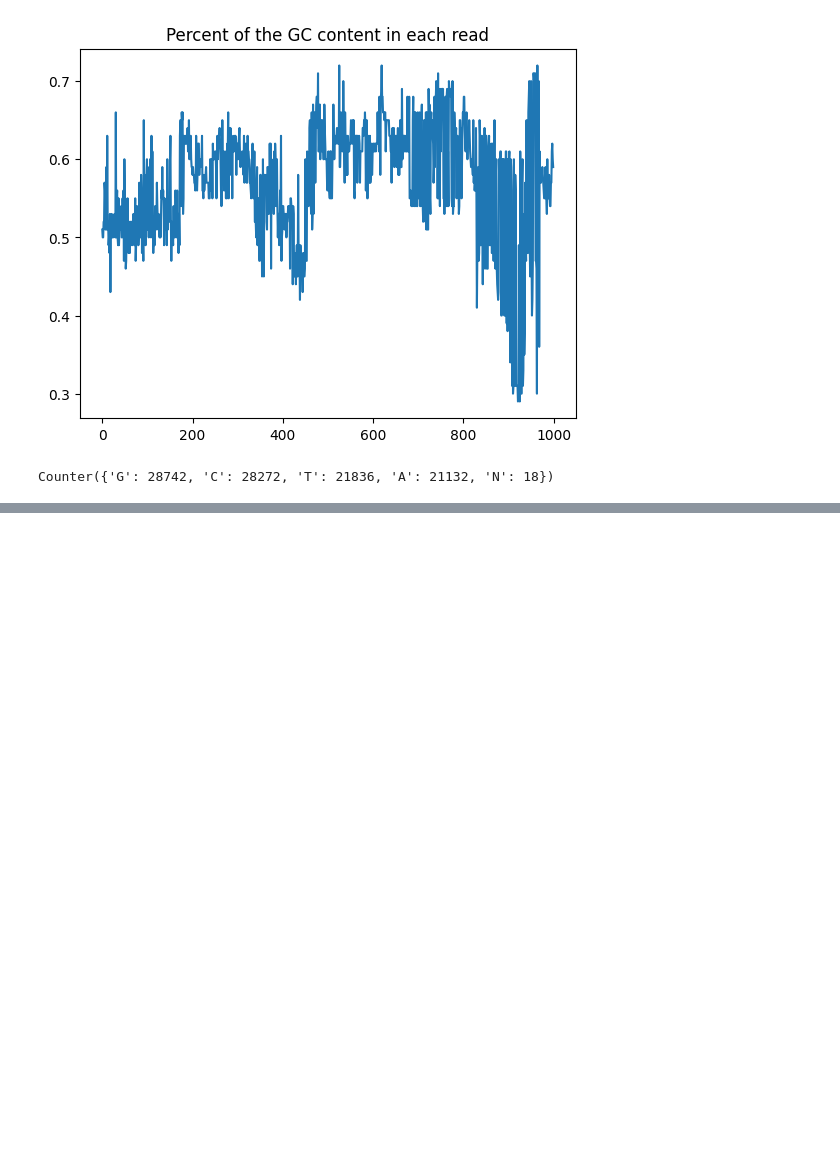
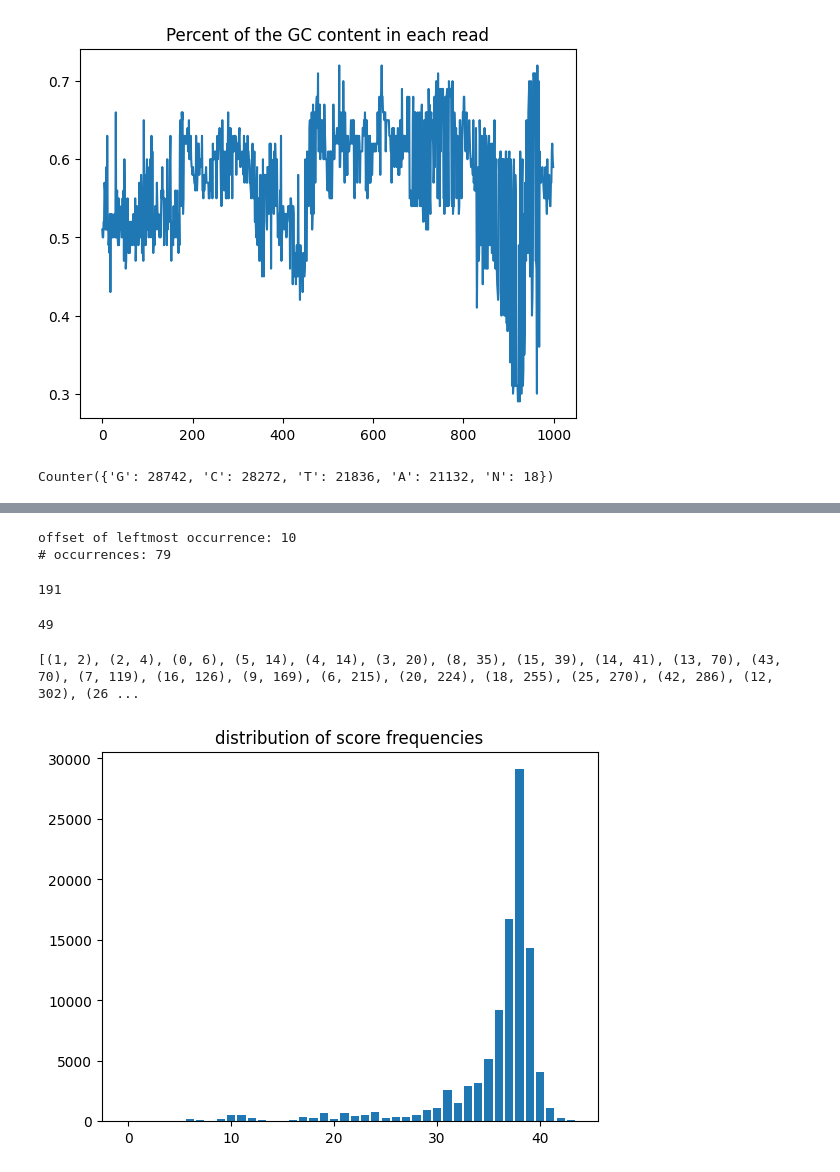
Before and after one commit to ZulfiiaDitto/bioinformatics, a Jupyter notebook: Analysis/Algorithms_for_genomic_seq/practice.ipynb, the cells around one changed output, grey strips where cells are left out. Drawn from its saved outputs; the diff is of its cells as text; code cells hidden in the pictures; blank space fills up the shorter version.

```diff
--- a/Analysis/Algorithms_for_genomic_seq/practice.ipynb
+++ b/Analysis/Algorithms_for_genomic_seq/practice.ipynb
@@ -178,0 +458,33 @@ Counter({'G': 28742, 'C': 28272, 'T': 21836, 'A': 21132, 'N': 18})
+# %%
+occurrences = naive_2mm('GATTACA', phix_genome)
+print('offset of leftmost occurrence: %d' % min(occurrences))
+print('# occurrences: %d' % len(occurrences))
+# %% [output]
+offset of leftmost occurrence: 10
+# occurrences: 79
+# %%
+occurrences = naive_2mm('TTCAAGCC', genome)
+print(len(occurrences))
+# %% [output]
+191
+# %%
+# question 6
+occurrences = naive_2mm('AGGAGGTT', genome)
+print(min(occurrences))
+# %% [output]
+49
+# %%
+# quesiton 7
+reads, qual = read_fastq('ERR266411_1.first1000.fastq')
+# %%
+frequencies = score_frequencies(qual)
+result = dict(frequencies)
+print(sorted(result.items(), key = lambda x: x[1]))
+# %% [output]
+[(1, 2), (2, 4), (0, 6), (5, 14), (4, 14), (3, 20), (8, 35), (15, 39), (14, 41), (13, 70), (43, 70), (7, 119), (16, 126), (9, 169), (6, 215), (20, 224), (18, 255), (25, 270), (42, 286), (12, 302), (26 ...
+# %%
+plt.bar(list(dict(frequencies).keys()), list(dict(frequencies).values()))
+plt.title("distribution of score frequencies")
+plt.show()
+# %% [output]
+[figure, added]
```
Also changed, not shown: parts of 35 cells of this notebook, 1 other file.
